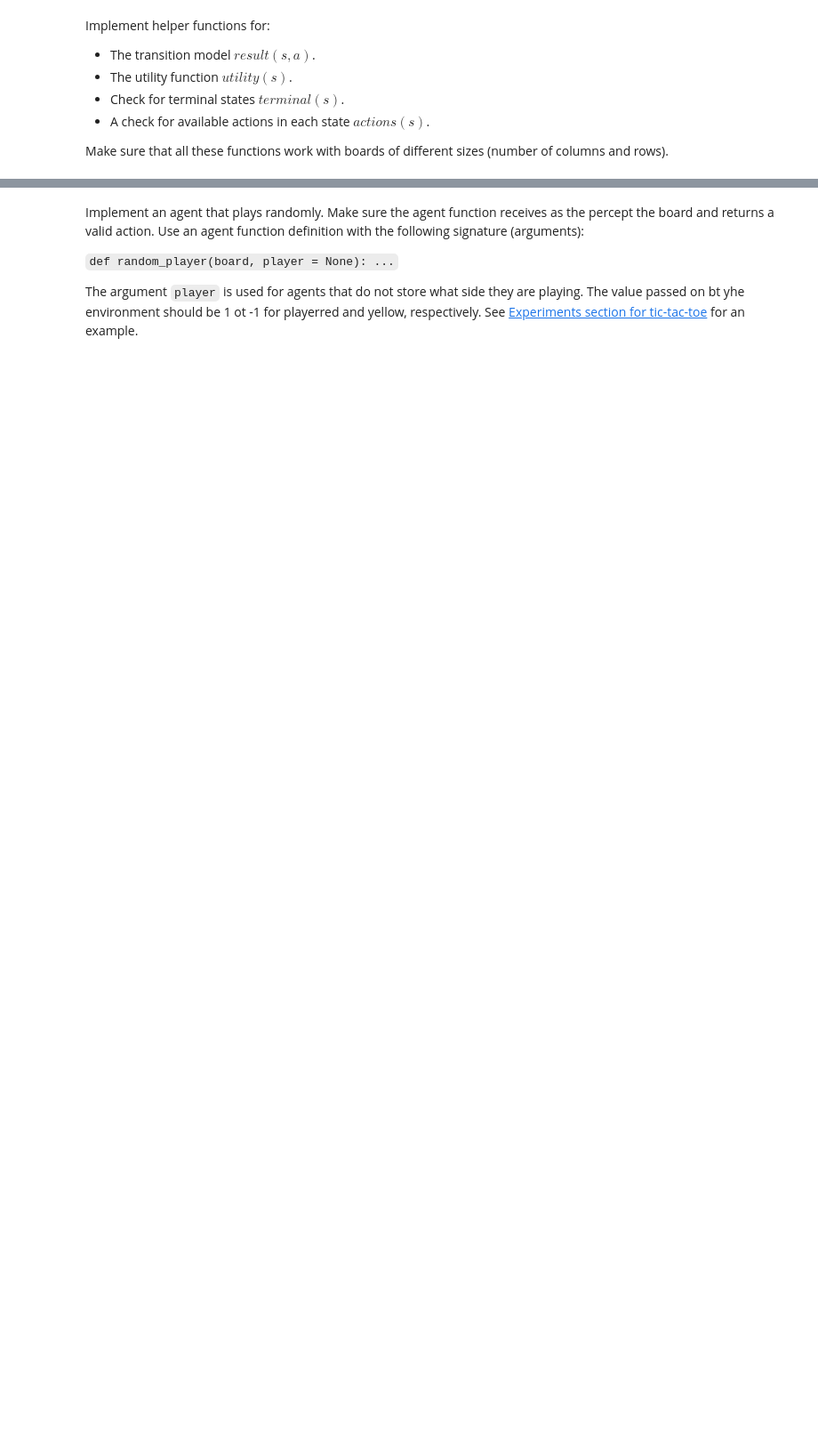
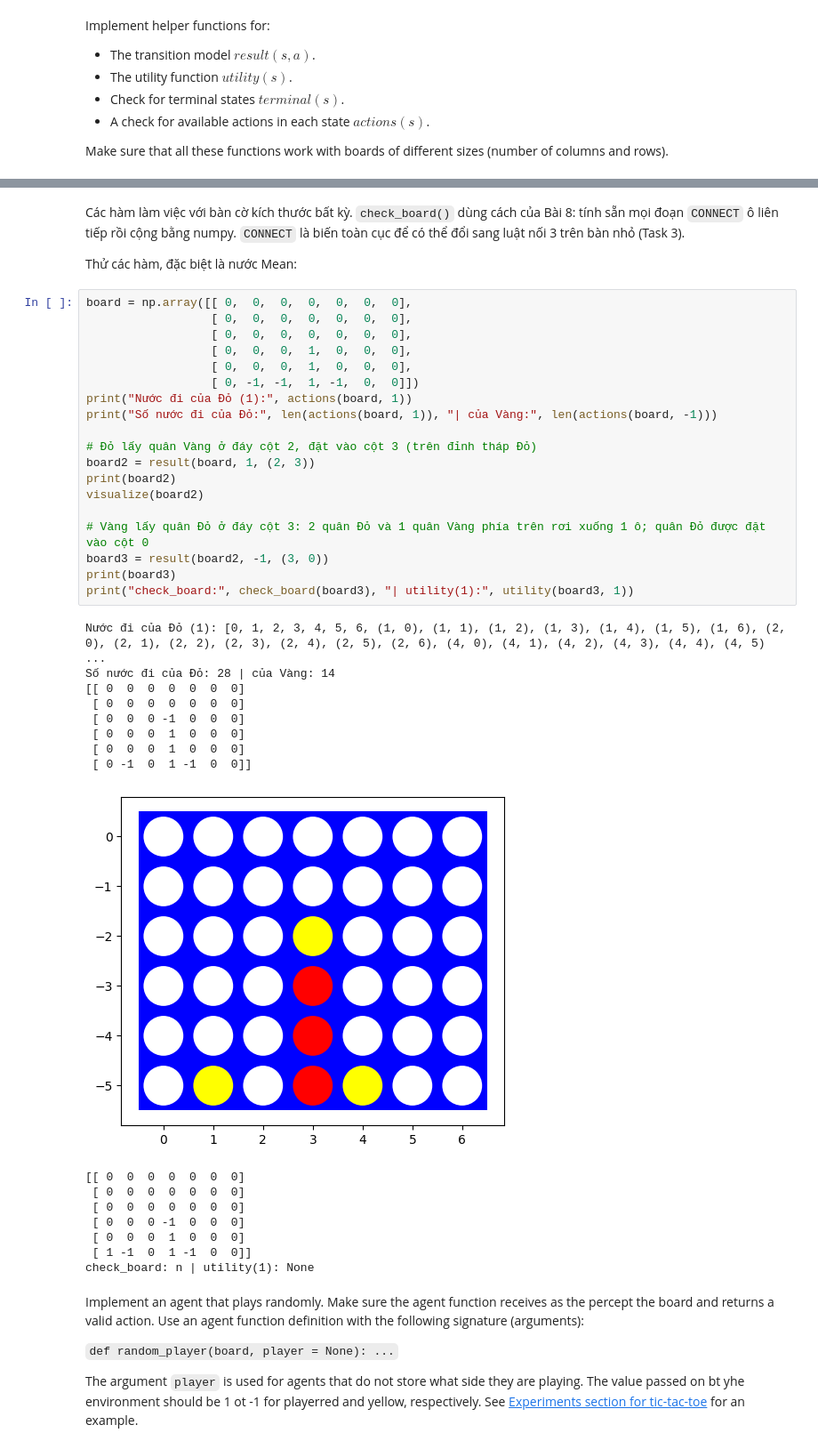
Before and after one commit to minhhieu310800-jpg/TTNTNC-NHOM31, a Jupyter notebook: lab05-tim-kiem-doi-khang/assignment_mean_connect4.ipynb, the cells around one changed output, grey strips where cells are left out. Shown at 89% size. Cells and saved outputs as stored; diff of their text form; blank space fills up the shorter version.

```diff
--- a/lab05-tim-kiem-doi-khang/assignment_mean_connect4.ipynb
+++ b/lab05-tim-kiem-doi-khang/assignment_mean_connect4.ipynb
@@ -103,3 +219,44 @@ Make sure that all these functions work with boards of different sizes (number o
+# %% [markdown]
+Các hàm làm việc với bàn cờ kích thước bất kỳ. `check_board()` dùng cách của Bài 8: tính sẵn mọi đoạn `CONNECT` ô liên tiếp rồi cộng bằng numpy.
+`CONNECT` là biến toàn cục để có thể đổi sang luật nối 3 trên bàn nhỏ (Task 3).
+
+Thử các hàm, đặc biệt là nước Mean:
+# %%
+board = np.array([[ 0,  0,  0,  0,  0,  0,  0],
+                  [ 0,  0,  0,  0,  0,  0,  0],
+                  [ 0,  0,  0,  0,  0,  0,  0],
+                  [ 0,  0,  0,  1,  0,  0,  0],
+                  [ 0,  0,  0,  1,  0,  0,  0],
+                  [ 0, -1, -1,  1, -1,  0,  0]])
+print("Nước đi của Đỏ (1):", actions(board, 1))
+print("Số nước đi của Đỏ:", len(actions(board, 1)), "| của Vàng:", len(actions(board, -1)))
+
+# Đỏ lấy quân Vàng ở đáy cột 2, đặt vào cột 3 (trên đỉnh tháp Đỏ)
+board2 = result(board, 1, (2, 3))
+print(board2)
+visualize(board2)
+
+# Vàng lấy quân Đỏ ở đáy cột 3: 2 quân Đỏ và 1 quân Vàng phía trên rơi xuống 1 ô; quân Đỏ được đặt vào cột 0
+board3 = result(board2, -1, (3, 0))
+print(board3)
+print("check_board:", check_board(board3), "| utility(1):", utility(board3, 1))
+# %% [output]
+Nước đi của Đỏ (1): [0, 1, 2, 3, 4, 5, 6, (1, 0), (1, 1), (1, 2), (1, 3), (1, 4), (1, 5), (1, 6), (2, 0), (2, 1), (2, 2), (2, 3), (2, 4), (2, 5), (2, 6), (4, 0), (4, 1), (4, 2), (4, 3), (4, 4), (4, 5) ...
+Số nước đi của Đỏ: 28 | của Vàng: 14
+[[ 0  0  0  0  0  0  0]
+ [ 0  0  0  0  0  0  0]
+ [ 0  0  0 -1  0  0  0]
+ [ 0  0  0  1  0  0  0]
+ [ 0  0  0  1  0  0  0]
+ [ 0 -1  0  1 -1  0  0]]
+[figure, added]
+[[ 0  0  0  0  0  0  0]
+ [ 0  0  0  0  0  0  0]
+ [ 0  0  0  0  0  0  0]
+ [ 0  0  0 -1  0  0  0]
+ [ 0  0  0  1  0  0  0]
+ [ 1 -1  0  1 -1  0  0]]
+check_board: n | utility(1): None
 # %% [markdown]
 Implement an agent that plays randomly. Make sure the agent function receives as the percept the board and returns a valid action. Use an agent function definition with the following signature (arguments):
 
```
Also changed, not shown: parts of 71 cells of this notebook.
